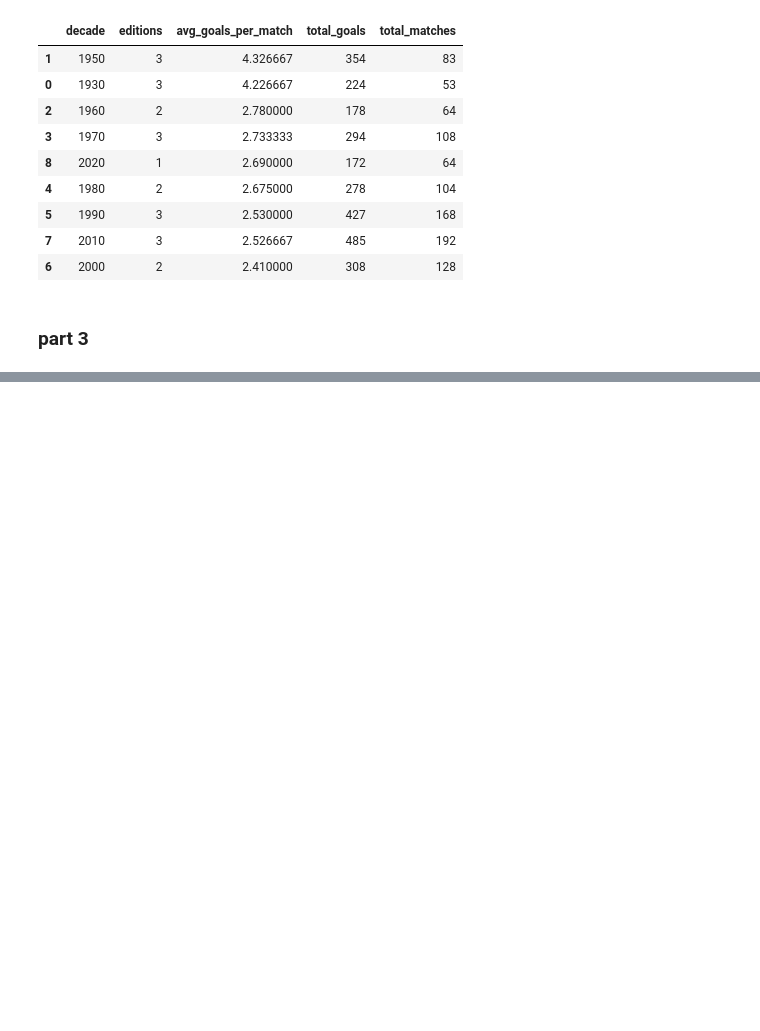
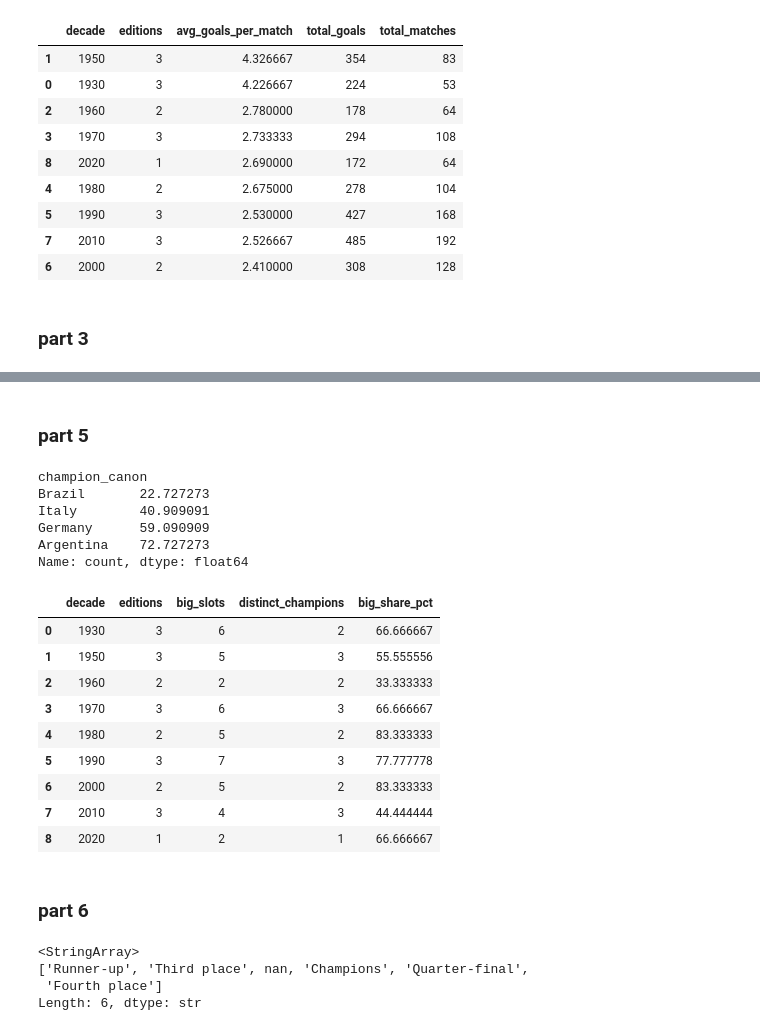
Before and after one commit to iMohamed-XD/Tamkeen, a Jupyter notebook: 5-data_project/Analytics.ipynb, the cells around one changed output, grey strips where cells are left out. Drawn from its saved outputs; the diff is of its cells as text; code cells hidden in the pictures; blank space fills up the shorter version.

Commit message:
feat: complete part 3,4,5, and 6 of the data project

```diff
--- a/5-data_project/Analytics.ipynb
+++ b/5-data_project/Analytics.ipynb
@@ -208,0 +325,61 @@ fig.show()
+# %% [markdown]
+### part 5
+# %%
+champions = df_editions["champion_canon"].value_counts()
+runner_ups = df_editions["runner_up_canon"].value_counts()
+third_place_canon = df_editions["third_place_canon"].value_counts()
+
+finals = champions.add(runner_ups, fill_value=0).astype(int).sort_values(ascending=False)
+top3 = finals.add(third_place_canon, fill_value=0).astype(int).sort_values(ascending=False)
+
+titles_df = champions.rename_axis("team").reset_index(name="count")
+finals_df = finals.rename_axis("team").reset_index(name="count")
+top3_df = top3.rename_axis("team").reset_index(name="count")
+
+fig = make_subplots(
+    rows=1, cols=3,
+    subplot_titles=["Titles", "Finals reached", "Top-3 finishes"],
+    shared_yaxes=True,
+)
+for i, d in enumerate([titles_df, finals_df, top3_df]):
+    fig.add_trace(px.bar(d, x="team", y="count").data[0], row=1, col=i + 1)
+
+fig.update_layout(showlegend=False, title="World Cup Success: Titles vs Finals vs Top 3")
+fig.show()
+# %%
+champions[champions > 2].cumsum() / champions.sum() * 100
+# %% [output]
+champion_canon
+Brazil       22.727273
+Italy        40.909091
+Germany      59.090909
+Argentina    72.727273
+Name: count, dtype: float64
+# %%
+big_teams = champions[champions >= 2].index
+
+df_editions["big_on_podium"] = (
+    df_editions["champion_canon"].isin(big_teams).astype(int)
+    + df_editions["runner_up_canon"].isin(big_teams).astype(int)
+    + df_editions["third_place_canon"].isin(big_teams).astype(int)
+)
+# %%
+decade_dom = df_editions.groupby("decade").agg(
+    editions=("year", "count"),
+    big_slots=("big_on_podium", "sum"),
+    distinct_champions=("champion_canon", "nunique"),
+).reset_index()
+
+decade_dom["big_share_pct"] = decade_dom["big_slots"] / (decade_dom["editions"] * 3) * 100
+decade_dom
+# %% [output]
+|  | decade | editions | big_slots | distinct_champions | big_share_pct |
+| 0 | 1930 | 3 | 6 | 2 | 66.666667 |
+| 1 | 1950 | 3 | 5 | 3 | 55.555556 |
+| 2 | 1960 | 2 | 2 | 2 | 33.333333 |
+| 3 | 1970 | 3 | 6 | 3 | 66.666667 |
+| 4 | 1980 | 2 | 5 | 2 | 83.333333 |
+| 5 | 1990 | 3 | 7 | 3 | 77.777778 |
+| 6 | 2000 | 2 | 5 | 2 | 83.333333 |
+| 7 | 2010 | 3 | 4 | 3 | 44.444444 |
+| 8 | 2020 | 1 | 2 | 1 | 66.666667 |
@@ -208,0 +396,2 @@ fig.show()
+# %% [markdown]
+### part 6
@@ -208,0 +425,7 @@ fig.show()
+# %%
+df_scorers["team_result"].unique()
+# %% [output]
+<StringArray>
+['Runner-up', 'Third place', nan, 'Champions', 'Quarter-final',
+ 'Fourth place']
+Length: 6, dtype: str
```
Also changed, not shown: parts of 20 cells of this notebook, 5 other files.
